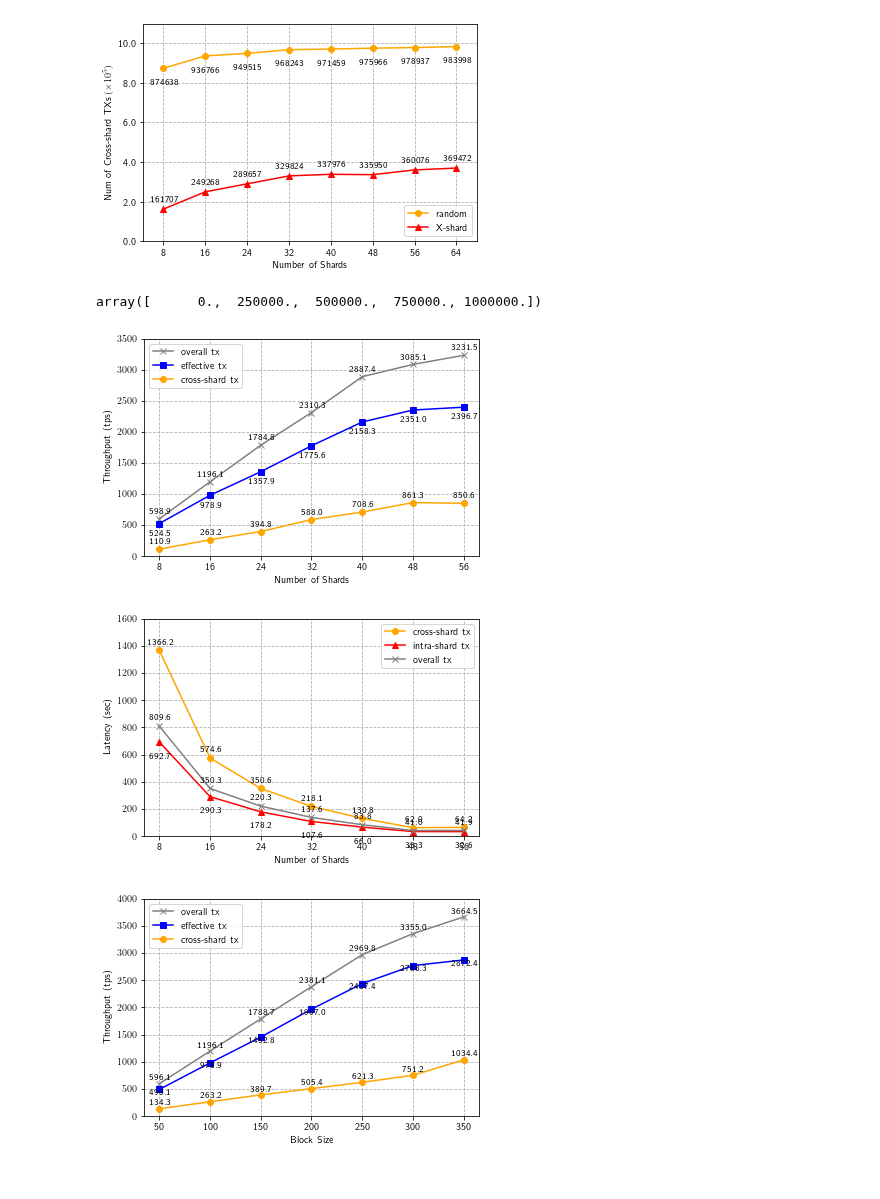
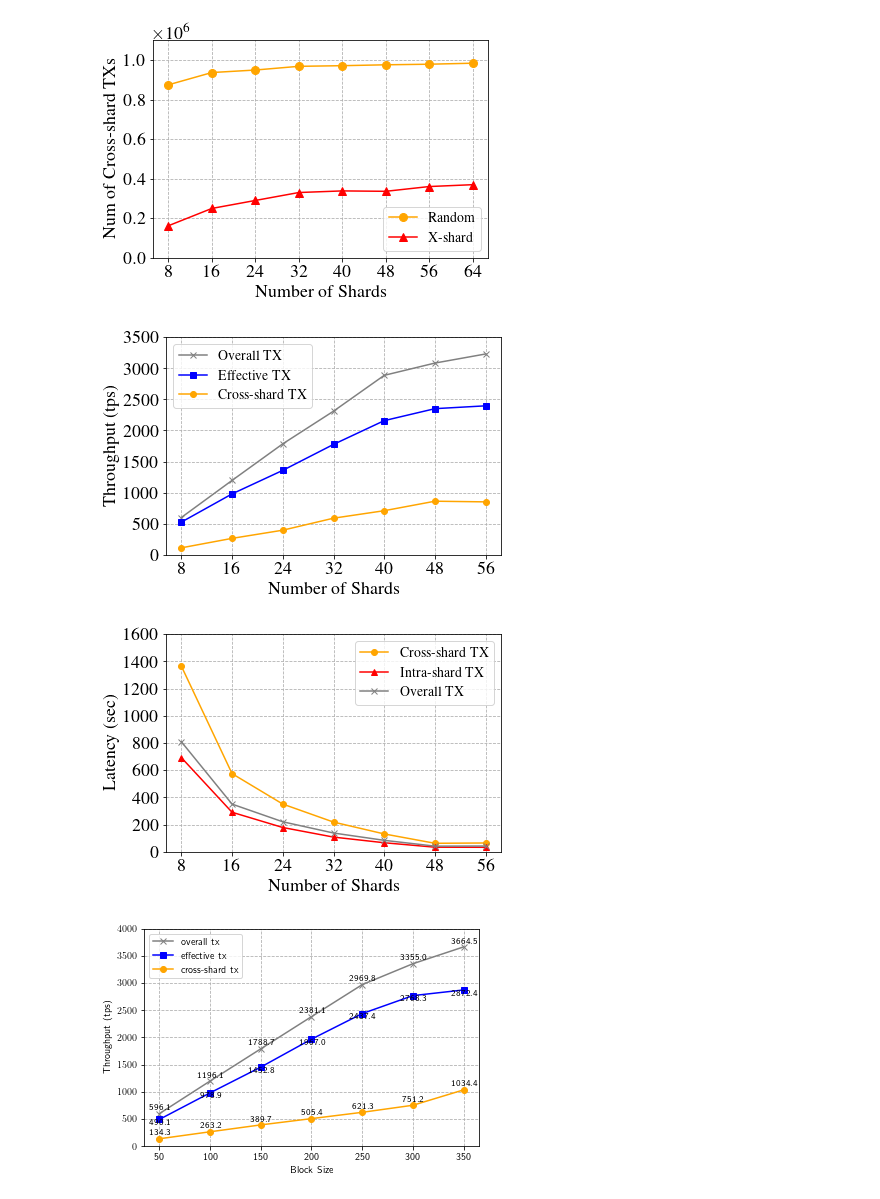
Before and after one commit to wzh4464/jessufig, a Jupyter notebook: draw_xshard.ipynb, the cells around one changed output. Drawn from its saved outputs; the diff is of its cells as text; code cells hidden in the pictures.

```diff
--- a/draw_xshard.ipynb
+++ b/draw_xshard.ipynb
@@ -88,50 +25,42 @@ def plot_beta(data,bar_width=2,pic_name=1,save=False,xlabel="TX rate / (TXs/Sec)
     markerlist = ['o','^','x','s']
     x = data[0,:]
     ynum = np.size(data,0)-1
     y = data[1:ynum+1,:]
     fig, leftaxis = plt.subplots(figsize=(6, 4))
     for i in range(ynum):
-        leftaxis.plot(x, y[i,:], color=colorlist[i], label=labellist[i],zorder=2,marker=markerlist[i])
-        for j, val in enumerate(y[i,:]):
-            if i:
-                leftaxis.text(x[j], val+text_location, val, horizontalalignment='center', verticalalignment='bottom', fontdict={'fontweight':500, 'size':9})
-            else:
-                leftaxis.text(x[j], val-3*text_location, val, horizontalalignment='center', verticalalignment='bottom', fontdict={'fontweight':500, 'size':9})
+        leftaxis.plot(x, y[i,:], color=colorlist[i], label=labellist[i],zorder=2,marker=markerlist[i],markersize=8)
+        # for j, val in enumerate(y[i,:]):
+        #     if i:
+        #         leftaxis.text(x[j], val+text_location, val, horizontalalignment='center', verticalalignment='bottom', fontdict={'fontweight':500, 'size':9})
+        #     else:
+        #         leftaxis.text(x[j], val-3*text_location, val, horizontalalignment='center', verticalalignment='bottom', fontdict={'fontweight':500, 'size':9})
 
     leftaxis.grid(axis='y',linestyle='--',zorder=0)
     leftaxis.grid(axis='x',linestyle='--',zorder=0)
 
     leftaxis.set_xlabel(xlabel)
     leftaxis.set_ylabel(ylabel)
     leftaxis.set_ylim(0, ylim)
     leftaxis.set_xticks(x, x.astype(int))
     # print(x)
     leftaxis.legend(loc=0)
     if ytick_k:
         plt.yticks(np.linspace(0,xlim,xscale+1),np.linspace(0,10,xscale+1))
         plt.xticks(np.linspace(8,64,8))
         leftaxis.set_xlim(4, 68)
     if save:
-        plt.savefig("pic/"+time.strftime("%Y-%m-%d %H:%M:%S", time.localtime())+"_Figure_"+str(pic_name)+".png", dpi=600, bbox_inches='tight')
+        plt.savefig("pic/"+time.strftime("%Y-%m-%d %H:%M:%S", time.localtime())+"_Figure_"+pic_name+".png", dpi=600, bbox_inches='tight')
     plt.show()
 
 data = np.genfromtxt('cr-tx.csv', delimiter=',')
-
 data = np.delete(data,0,axis=0)
-
 data = np.transpose(data)
-
 data = data.astype(int)
 
-x = data[0,:]
 
-plot_beta(data=data,bar_width=(x[1]-x[0])/2,pic_name=11,save=True,xlabel="Number of Shards", ylabel=r'Num of Cross-shard TXs $(\times 10^5)$',text_location=30000,xlim=1000000,ylim=1100000,labellist=['random','X-shard','cross-shard tx'],ytick_k=True)
+plot_beta(data=data,pic_name='ncr-nshard',save=True,xlabel="Number of Shards", ylabel=r'Num of Cross-shard TXs',text_location=30000,xlim=1000000,ylim=1100000,labellist=['Random','X-shard','cross-shard tx'])
 # %% [output]
-[figure, old version]
+[figure, new version]
-# %%
-np.linspace(0,1000000,5)
-# %% [output]
-array([      0.,  250000.,  500000.,  750000., 1000000.])
 # %%
 data = np.loadtxt('source/result.txt')
 data = np.transpose(data)
@@ -144,11 +73,11 @@ def plot_line_chart(data,pic_name='txrate',save=False,xlabel="TX rate / (TXs/Sec
     fig, leftaxis = plt.subplots(figsize=(6, 4))
     for i in range(ynum):
         leftaxis.plot(x, y[i,:], color=colorlist[i], label=labellist[i],zorder=2,marker=markerlist[i])
-        for j, val in enumerate(y[i,:]):
-            if i==1:
-                leftaxis.text(x[j], val-4.5*text_location, val, horizontalalignment='center', verticalalignment='bottom', fontdict={'fontweight':500, 'size':9})
-            else:
-                leftaxis.text(x[j], val+text_location, val, horizontalalignment='center', verticalalignment='bottom', fontdict={'fontweight':500, 'size':9})
+        # for j, val in enumerate(y[i,:]):
+        #     if i==1:
+        #         leftaxis.text(x[j], val-4.5*text_location, val, horizontalalignment='center', verticalalignment='bottom', fontdict={'fontweight':500, 'size':9})
+        #     else:
+        #         leftaxis.text(x[j], val+text_location, val, horizontalalignment='center', verticalalignment='bottom', fontdict={'fontweight':500, 'size':9})
 
     leftaxis.grid(axis='y',linestyle='--',zorder=0)
     leftaxis.grid(axis='x',linestyle='--',zorder=0)
@@ -159,17 +88,14 @@ def plot_line_chart(data,pic_name='txrate',save=False,xlabel="TX rate / (TXs/Sec
     leftaxis.set_xticks(x, x.astype(int))
     # print(x)
     leftaxis.legend(loc=0)
-    if ytick_k:
-        plt.yticks(np.linspace(0,xlim,xscale+1),np.linspace(0,10,xscale+1))
-        plt.xticks(np.linspace(8,64,8))
-        leftaxis.set_xlim(4, 68)
+    leftaxis.set_yticks(np.arange(0,3501,500))
     if save:
         plt.savefig("pic/"+time.strftime("%Y-%m-%d %H:%M:%S", time.localtime())+"_Figure_"+pic_name+".png", dpi=600, bbox_inches='tight')
     plt.show()
 
-plot_line_chart(data=data,pic_name='throughtput',save=True,xlabel="Number of Shards", ylabel="Throughput (tps)",text_location=50,ylim=3500,labellist=['overall tx','effective tx','cross-shard tx'],colorlist = ['grey','blue','orange','black','blue','green'],markerlist = ['x','s','o','s','v','1','v'])
+plot_line_chart(data=data,pic_name='throughtput',save=True,xlabel="Number of Shards", ylabel="Throughput (tps)",text_location=50,ylim=3500,labellist=['Overall TX','Effective TX','Cross-shard TX'],colorlist = ['grey','blue','orange','black','blue','green'],markerlist = ['x','s','o','s','v','1','v'])
 # %% [output]
-[figure, old version]
+[figure, new version]
 # %%
 df = pd.read_csv('source/latency.csv')
 
@@ -184,11 +110,11 @@ def plot_line_chart(data,pic_name='txrate',save=False,xlabel="TX rate / (TXs/Sec
     fig, leftaxis = plt.subplots(figsize=(6, 4))
     for i in range(ynum):
         leftaxis.plot(x, y[i,:], color=colorlist[i], label=labellist[i],zorder=2,marker=markerlist[i])
-        for j, val in enumerate(y[i,:]):
-            if i==1:
-                leftaxis.text(x[j], val-4.5*text_location, val, horizontalalignment='center', verticalalignment='bottom', fontdict={'fontweight':500, 'size':9})
-            else:
-                leftaxis.text(x[j], val+text_location, val, horizontalalignment='center', verticalalignment='bottom', fontdict={'fontweight':500, 'size':9})
+        # for j, val in enumerate(y[i,:]):
+        #     if i==1:
+        #         leftaxis.text(x[j], val-4.5*text_location, val, horizontalalignment='center', verticalalignment='bottom', fontdict={'fontweight':500, 'size':9})
+        #     else:
+        #         leftaxis.text(x[j], val+text_location, val, horizontalalignment='center', verticalalignment='bottom', fontdict={'fontweight':500, 'size':9})
 
     leftaxis.grid(axis='y',linestyle='--',zorder=0)
     leftaxis.grid(axis='x',linestyle='--',zorder=0)
@@ -197,19 +123,16 @@ def plot_line_chart(data,pic_name='txrate',save=False,xlabel="TX rate / (TXs/Sec
     leftaxis.set_ylabel(ylabel)
     leftaxis.set_ylim(0, ylim)
     leftaxis.set_xticks(x, x.astype(int))
+    leftaxis.set_yticks(np.arange(0,ylim+1,200))
     # print(x)
     leftaxis.legend(loc=0)
-    if ytick_k:
-        plt.yticks(np.linspace(0,xlim,xscale+1),np.linspace(0,10,xscale+1))
-        plt.xticks(np.linspace(8,64,8))
-        leftaxis.set_xlim(4, 68)
     if save:
         plt.savefig("pic/"+time.strftime("%Y-%m-%d %H:%M:%S", time.localtime())+"_Figure_"+pic_name+".png", dpi=600, bbox_inches='tight')
     plt.show()
 
-plot_line_chart(data=data,pic_name='latency',save=False,xlabel="Number of Shards", ylabel="Latency (sec)",text_location=30,ylim=1600,labellist=['cross-shard tx', 'intra-shard tx', 'overall tx'])
+plot_line_chart(data=data,pic_name='latency',save=True,xlabel="Number of Shards", ylabel="Latency (sec)",text_location=30,ylim=1600,labellist=['Cross-shard TX', 'Intra-shard TX', 'Overall TX'])
 # %% [output]
-[figure, old version]
+[figure, new version]
 # %%
 def plot_line_chart(data,pic_name='txrate',save=False,xlabel="TX rate / (TXs/Sec)",ylabel="Throughput (tps)",text_location=50,ylim=2800,labellist=['bsize=100','bsize=150','bsize=80','bsize=50'],ytick_k=False,xlim=1000000,xscale=5,colorlist = ['orange','red','grey','black','blue','green'],markerlist = ['o','^','x','s','v','1','v']):
     x = data[0,:]
```
Also changed, not shown: parts of 1 cell of this notebook, 15 other files.
